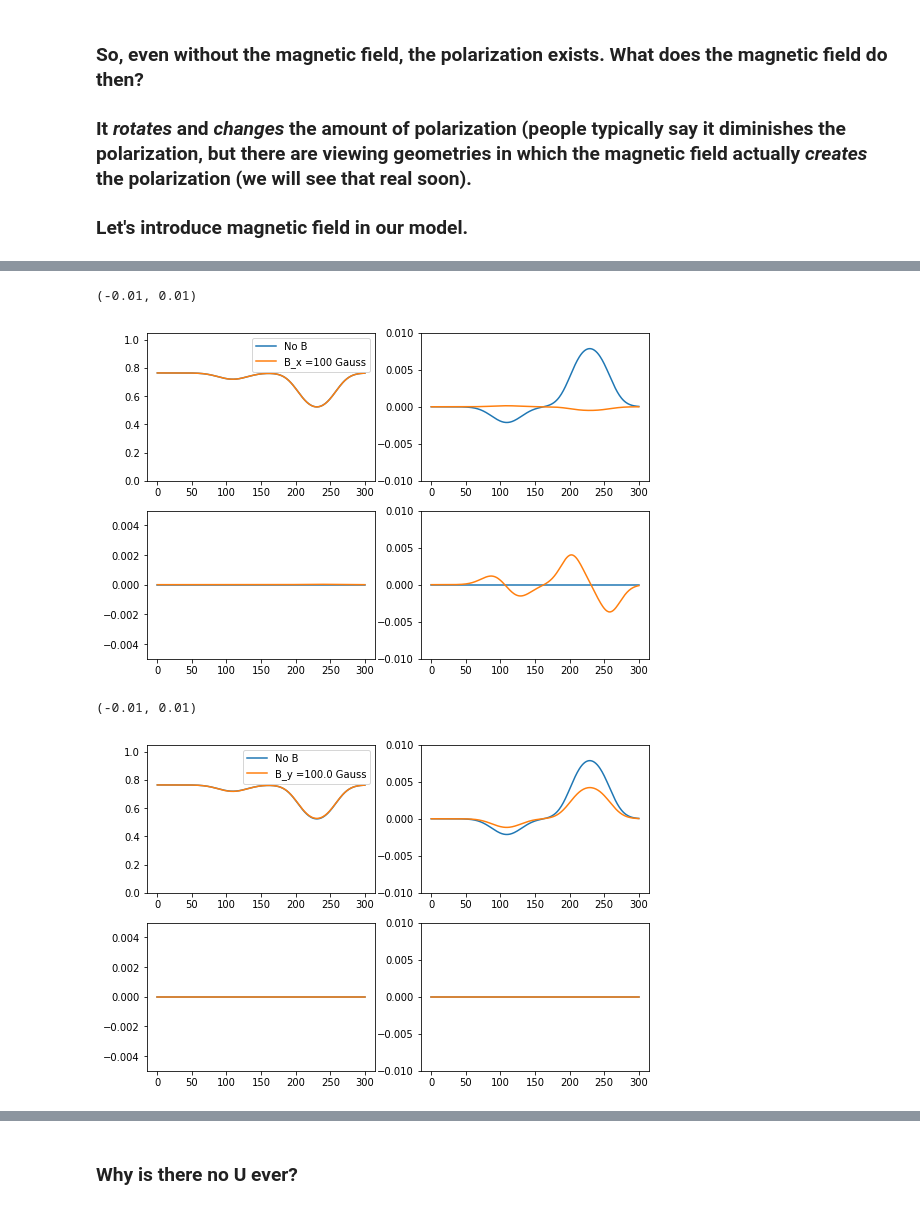
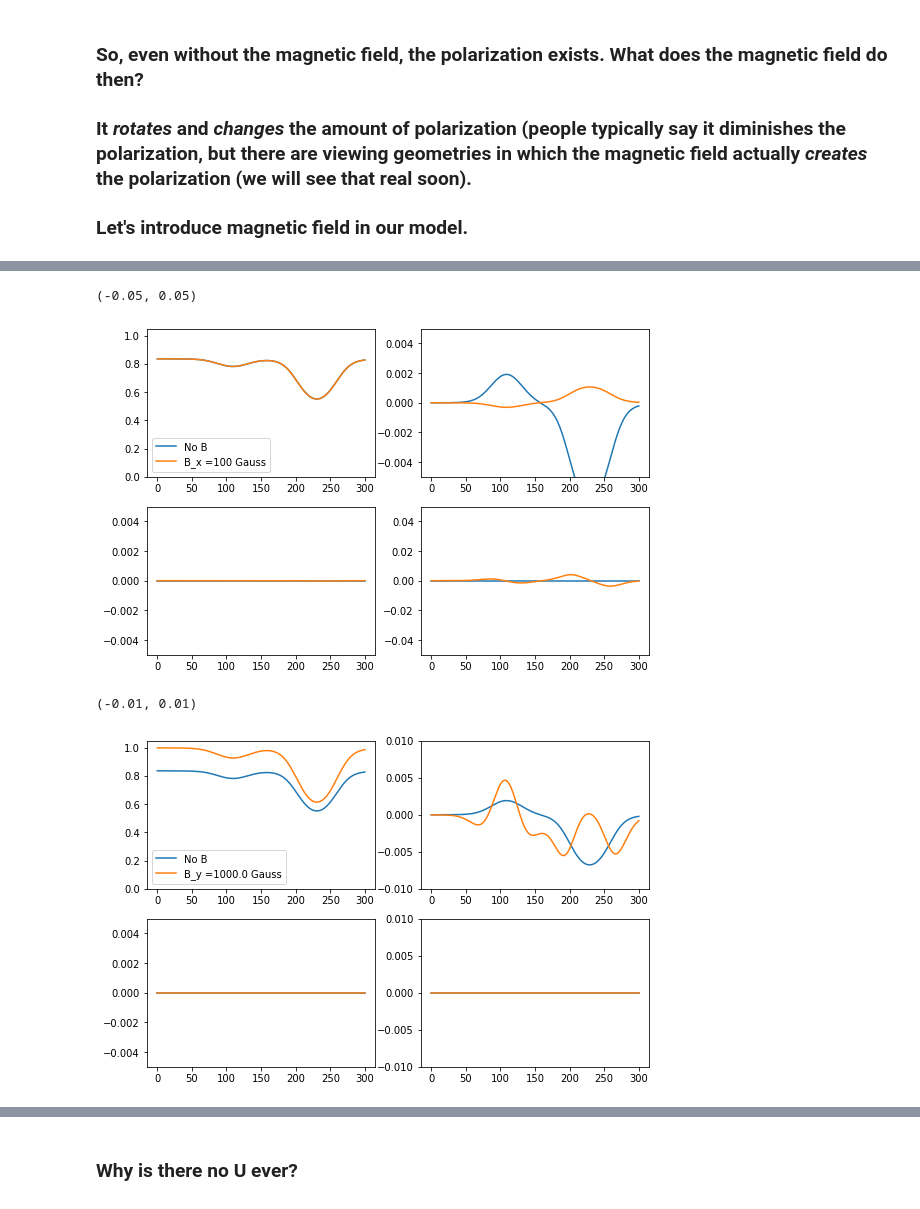
Before and after one commit to ivanzmilic/dkist_workshop_5, a Jupyter notebook: Hazel2_forward.ipynb, the cells around one changed output, grey strips where cells are left out. Cells and saved outputs as stored; diff of their text form; code cells hidden in the pictures.

```diff
--- a/Hazel2_forward.ipynb
+++ b/Hazel2_forward.ipynb
@@ -16,7 +16,7 @@ mod = hazel.Model(working_mode='synthesis')
 
 # The model contains the information about the desired wavelength grid, the so called 'topology', line of sight, and the boundary condition:
 mod.add_spectral({'Name': 'spec1', 'Wavelength': [10828, 10831, 301], 'topology': 'ch1',
-    'LOS': [0.0,0.0,90.0], 'Boundary condition': [1.0,0.0,0.0,0.0]})
+    'LOS': [0.0,0.0,0.0], 'Boundary condition': [1.0,0.0,0.0,0.0]})
 
 # It also contains the general information about our "chromosphere"
 
@@ -40,24 +40,12 @@ Bz = 0.0
 tau = 1.0
 vlos =0.0
 vth = 8.0
-a = 0.0
+a = 0.1
 
 
 mod.atmospheres['ch1'].set_parameters([Bx,By,Bz,tau,vlos,vth,1.0,a],1.0)
 mod.synthesize()
 
-
-plt.figure(figsize=[9,6])
-plt.subplot(221)
-plt.plot(mod.spectrum['spec1'].stokes[0,:])
-plt.ylim([0,1.05])
-plt.subplot(222)
-plt.plot(mod.spectrum['spec1'].stokes[1,:])
-plt.ylim([-0.05,0.05])
-plt.subplot(223)
-plt.plot(mod.spectrum['spec1'].stokes[2,:])
-plt.ylim([-0.05,0.05])
-plt.subplot(224)
-plt.plot(mod.spectrum['spec1'].stokes[3,:])
-plt.ylim([-0.05,0.05])
+stokes = np.copy(mod.spectrum['spec1'].stokes)
+stokes.shape
 # %% [output]
@@ -115,9 +119,10 @@ plt.ylim([-0.01,0.01])
 ### Let's test that.
 # %%
 del(mod)
+tau = 1.0
 mod = hazel.Model(working_mode='synthesis')
 mod.add_spectral({'Name': 'spec1', 'Wavelength': [10828, 10831, 301], 'topology': 'ch1',
-    'LOS': [70.0,0.0,90.0], 'Boundary condition': [1.0,0.0,0.0,0.0]})
+    'LOS': [60.0,0.0,0.0], 'Boundary condition': [1.0,0.0,0.0,0.0]})
 mod.add_chromosphere({'Name': 'ch1', 'Spectral region': 'spec1', 'Height': 3.0, 'Line': '10830', 'Wavelength': [10826, 10833]})
 mod.setup()
 mod.atmospheres['ch1'].set_parameters([Bx,By,Bz,tau,vlos,vth,1.0,a],1.0)
@@ -127,7 +132,7 @@ del(mod)
 
 mod = hazel.Model(working_mode='synthesis')
 mod.add_spectral({'Name': 'spec1', 'Wavelength': [10828, 10831, 301], 'topology': 'ch1',
-    'LOS': [70.0,0.0,90.0], 'Boundary condition': [1.0,0.0,0.0,0.0]})
+    'LOS': [60.0,0.0,0.0], 'Boundary condition': [1.0,0.0,0.0,0.0]})
 mod.add_chromosphere({'Name': 'ch1', 'Spectral region': 'spec1', 'Height': 30.0, 'Line': '10830', 'Wavelength': [10826, 10833]})
 mod.setup()
 mod.atmospheres['ch1'].set_parameters([Bx,By,Bz,tau,vlos,vth,1.0,a],1.0)
@@ -171,52 +178,52 @@ plt.ylim([-0.02,0.02])
 del(mod)
 mod = hazel.Model(working_mode='synthesis')
 mod.add_spectral({'Name': 'spec1', 'Wavelength': [10828, 10831, 301], 'topology': 'ch1',
-    'LOS': [70.0,0.0,90.0], 'Boundary condition': [1.0,0.0,0.0,0.0]})
+    'LOS': [60.0,0.0,0.0], 'Boundary condition': [1.0,0.0,0.0,0.0]})
 mod.add_chromosphere({'Name': 'ch1', 'Spectral region': 'spec1', 'Height': 3.0, 'Line': '10830', 'Wavelength': [10826, 10833]})
 mod.setup()
 # This is the same setup (LOS angles) as the previous cell, and for H = 3
 
 Bx = 100
 By = 0.0
 Bz = 0.0
 
 mod.atmospheres['ch1'].set_parameters([Bx,By,Bz,tau,vlos,vth,1.0,a],1.0)
 mod.synthesize()
 spec3 = np.copy(mod.spectrum['spec1'].stokes)
 
 plt.figure(figsize=[9,6])
 plt.subplot(221)
 plt.plot(spec1[0],label='No B')
 plt.plot(spec3[0],label='B_x =' +str(Bx) +' Gauss')
 plt.legend()
 plt.ylim([0,1.05])
 plt.subplot(222)
 plt.plot(spec1[1])
 plt.plot(spec3[1])
-plt.ylim([-0.01,0.01])
+plt.ylim([-0.005,0.005])
 plt.subplot(223)
 plt.plot(spec1[2])
 plt.plot(spec3[2])
 plt.ylim([-0.005,0.005])
 plt.subplot(224)
 plt.plot(spec1[3])
 plt.plot(spec3[3])
-plt.ylim([-0.01,0.01])
+plt.ylim([-0.05,0.05])
 # %% [output]
-(-0.01, 0.01)
+(-0.05, 0.05)
-[figure, old version]
+[figure, new version]
 # %%
 # Same but now adding B_y
 
 del(mod)
 mod = hazel.Model(working_mode='synthesis')
 mod.add_spectral({'Name': 'spec1', 'Wavelength': [10828, 10831, 301], 'topology': 'ch1',
-    'LOS': [70.0,0.0,90.0], 'Boundary condition': [1.0,0.0,0.0,0.0]})
+    'LOS': [60.0,0.0,0.0], 'Boundary condition': [1.0,0.0,0.0,0.0]})
 mod.add_chromosphere({'Name': 'ch1', 'Spectral region': 'spec1', 'Height': 3.0, 'Line': '10830', 'Wavelength': [10826, 10833]})
 mod.setup()
 
 Bx = 0.0
-By = 100.0
+By = 1000.0
 Bz = 0.0
 mod.atmospheres['ch1'].set_parameters([Bx,By,Bz,tau,vlos,vth,1.0,a],1.0)
 mod.synthesize()
@@ -242,4 +249,4 @@ plt.plot(spec3[3])
 plt.ylim([-0.01,0.01])
 # %% [output]
 (-0.01, 0.01)
-[figure, old version]
+[figure, new version]
```
Also changed, not shown: parts of 21 cells of this notebook.
